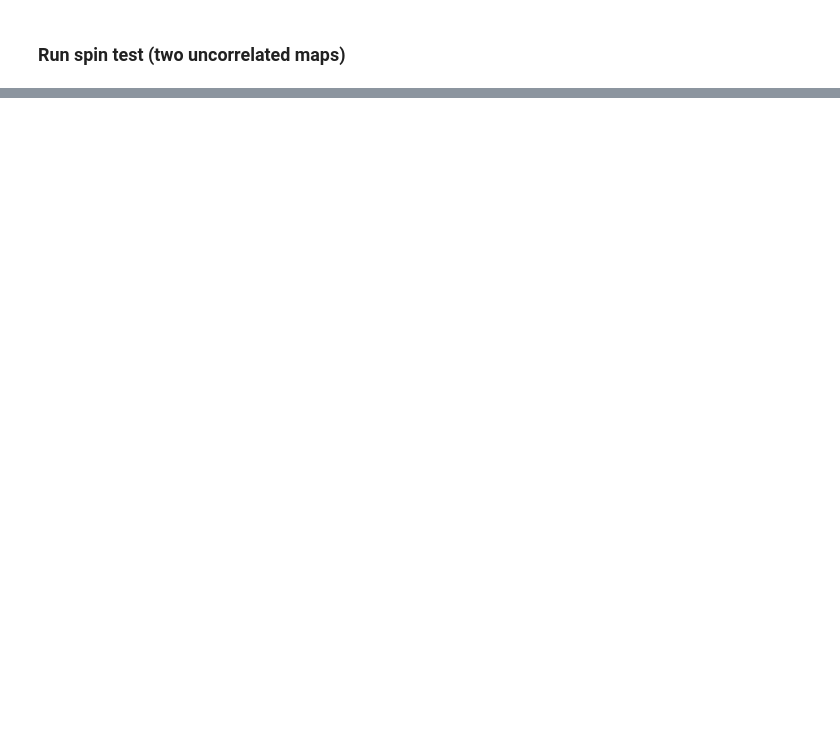
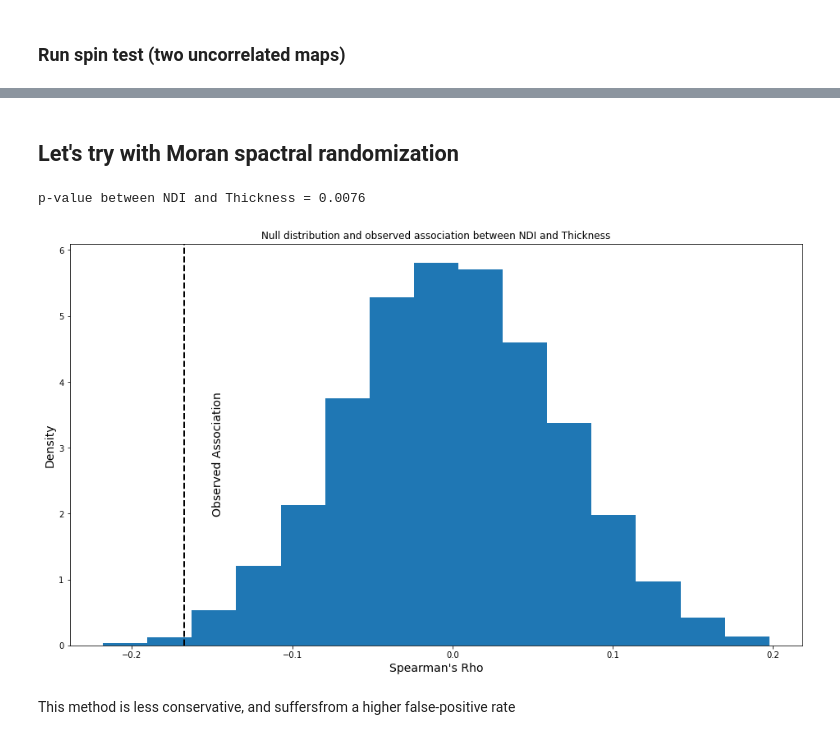
Before and after one commit to jordandekraker/hippomaps, a Jupyter notebook: hippomaps/demos/example_spintest.ipynb, the cells around one changed output, grey strips where cells are left out. Saved outputs shown, nothing was run; the diff lists cells and outputs as text; code cells hidden in the pictures; blank space fills up the shorter version.

Commit message:
simplified spin test; added moran method

```diff
--- a/hippomaps/demos/example_spintest.ipynb
+++ b/hippomaps/demos/example_spintest.ipynb
@@ -86,0 +84,2 @@ p-value between NDI and Thickness = 0.1606
+# %% [markdown]
+## Let's try with Moran spactral randomization
@@ -86,0 +88,15 @@ p-value between NDI and Thickness = 0.1606
+# %%
+print(f'p-value between NDI and Thickness = {pval:.6}')
+fig, ax = plt.subplots(figsize=(16,9))
+ax.hist(metricnull,bins=15,density=True)
+ax.axvline(r_obs, lw=2, ls='--', color='k')
+plt.text(-0.15,2,'Observed Association',rotation=90,fontsize=14)
+plt.xlabel("Spearman's Rho",fontsize=14)
+plt.ylabel('Density',fontsize=14)
+plt.title('Null distribution and observed association between NDI and Thickness')
+plt.show()
+# %% [output]
+p-value between NDI and Thickness = 0.0076
+[figure, added]
+# %% [markdown]
+This method is less conservative, and suffersfrom a higher false-positive rate
```
Also changed, not shown: parts of 10 cells of this notebook, 3 other files.
